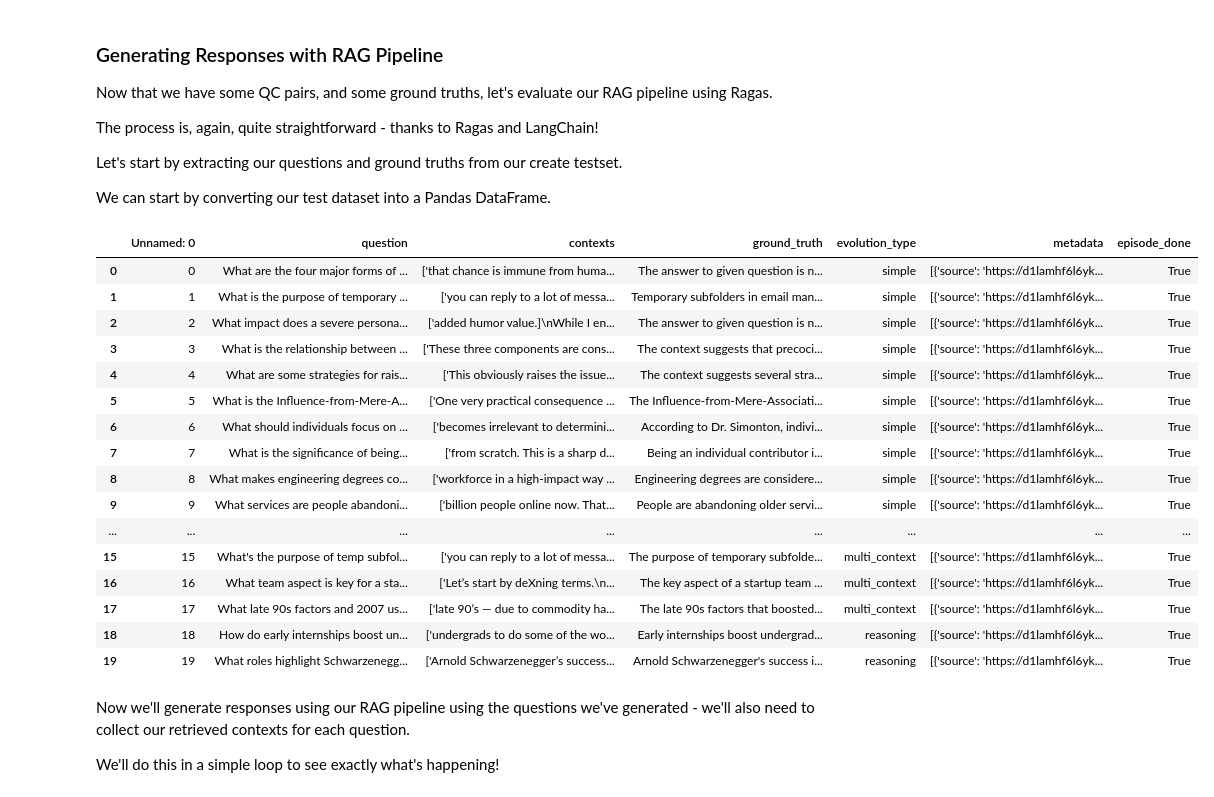
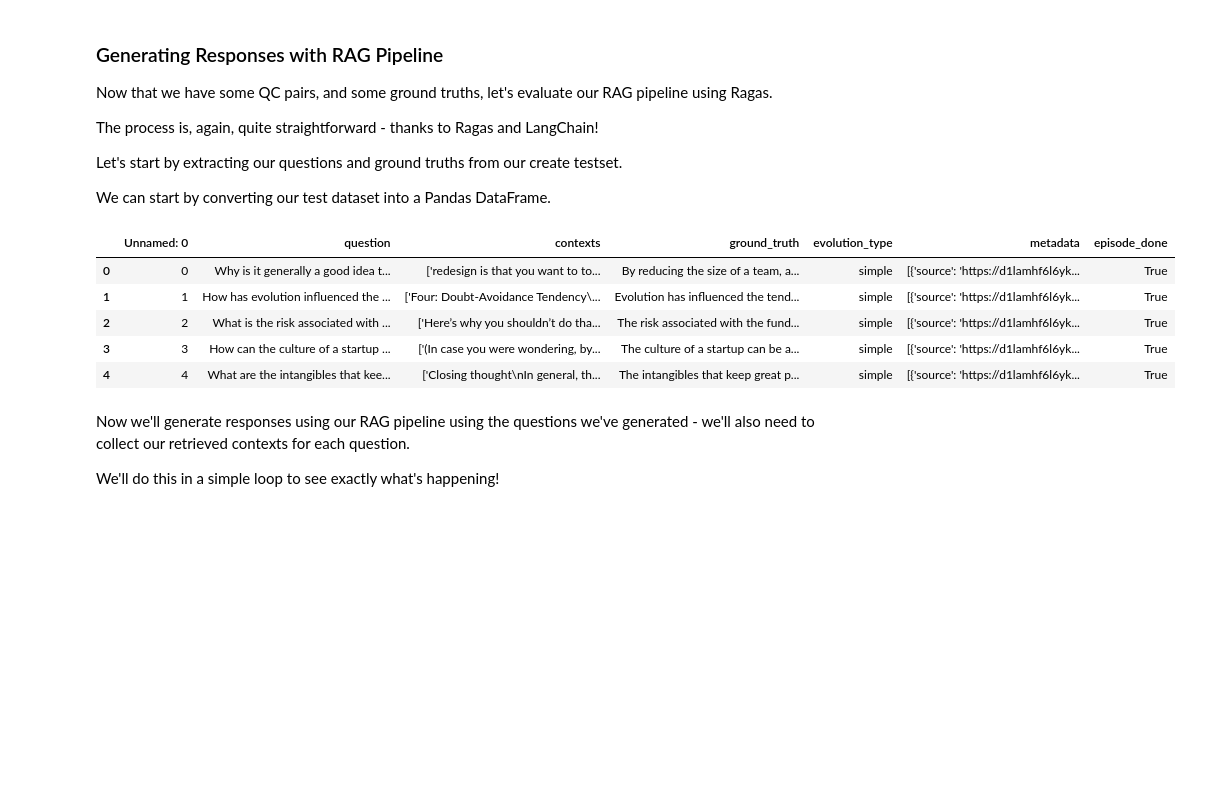
Before and after one commit to mdean77a/AIE4, a Jupyter notebook: Week 4/Day 2/Evaluation_of_RAG_using_Ragas_Assignment_Notebook.ipynb, the cells around one changed output. Cells and saved outputs as stored; diff of their text form; code cells hidden in the pictures; blank space fills up the shorter version.

```diff
--- a/Week 4/Day 2/Evaluation_of_RAG_using_Ragas_Assignment_Notebook.ipynb
+++ b/Week 4/Day 2/Evaluation_of_RAG_using_Ragas_Assignment_Notebook.ipynb
@@ -491,25 +476,14 @@ import pandas as pd
 
 test_df = pd.read_csv("testset.csv")
 # %%
-test_df
+test_df[:5]
 # %% [output]
 |  | Unnamed: 0 | question | contexts | ground_truth | evolution_type | metadata | episode_done |
-| 0 | 0 | What are the four major forms of ... | ['that chance is immune from huma... | The answer to given question is n... | simple | [{'source': 'https://d1lamhf6l6yk... | True |
-| 1 | 1 | What is the purpose of temporary ... | ['you can reply to a lot of messa... | Temporary subfolders in email man... | simple | [{'source': 'https://d1lamhf6l6yk... | True |
-| 2 | 2 | What impact does a severe persona... | ['added humor value.]\nWhile I en... | The answer to given question is n... | simple | [{'source': 'https://d1lamhf6l6yk... | True |
-| 3 | 3 | What is the relationship between ... | ['These three components are cons... | The context suggests that precoci... | simple | [{'source': 'https://d1lamhf6l6yk... | True |
-| 4 | 4 | What are some strategies for rais... | ['This obviously raises the issue... | The context suggests several stra... | simple | [{'source': 'https://d1lamhf6l6yk... | True |
-| 5 | 5 | What is the Influence-from-Mere-A... | ['One very practical consequence ... | The Influence-from-Mere-Associati... | simple | [{'source': 'https://d1lamhf6l6yk... | True |
-| 6 | 6 | What should individuals focus on ... | ['becomes irrelevant to determini... | According to Dr. Simonton, indivi... | simple | [{'source': 'https://d1lamhf6l6yk... | True |
-| 7 | 7 | What is the significance of being... | ['from scratch. This is a sharp d... | Being an individual contributor i... | simple | [{'source': 'https://d1lamhf6l6yk... | True |
-| 8 | 8 | What makes engineering degrees co... | ['workforce in a high-impact way ... | Engineering degrees are considere... | simple | [{'source': 'https://d1lamhf6l6yk... | True |
-| 9 | 9 | What services are people abandoni... | ['billion people online now. That... | People are abandoning older servi... | simple | [{'source': 'https://d1lamhf6l6yk... | True |
-| ... | ... | ... | ... | ... | ... | ... | ... |
-| 15 | 15 | What's the purpose of temp subfol... | ['you can reply to a lot of messa... | The purpose of temporary subfolde... | multi_context | [{'source': 'https://d1lamhf6l6yk... | True |
-| 16 | 16 | What team aspect is key for a sta... | ['Let’s start by deXning terms.\n... | The key aspect of a startup team ... | multi_context | [{'source': 'https://d1lamhf6l6yk... | True |
-| 17 | 17 | What late 90s factors and 2007 us... | ['late 90’s — due to commodity ha... | The late 90s factors that boosted... | multi_context | [{'source': 'https://d1lamhf6l6yk... | True |
-| 18 | 18 | How do early internships boost un... | ['undergrads to do some of the wo... | Early internships boost undergrad... | reasoning | [{'source': 'https://d1lamhf6l6yk... | True |
-| 19 | 19 | What roles highlight Schwarzenegg... | ['Arnold Schwarzenegger’s success... | Arnold Schwarzenegger's success i... | reasoning | [{'source': 'https://d1lamhf6l6yk... | True |
+| 0 | 0 | Why is it generally a good idea t... | ['redesign is that you want to to... | By reducing the size of a team, a... | simple | [{'source': 'https://d1lamhf6l6yk... | True |
+| 1 | 1 | How has evolution influenced the ... | ['Four: Doubt-Avoidance Tendency\... | Evolution has influenced the tend... | simple | [{'source': 'https://d1lamhf6l6yk... | True |
+| 2 | 2 | What is the risk associated with ... | ['Here’s why you shouldn’t do tha... | The risk associated with the fund... | simple | [{'source': 'https://d1lamhf6l6yk... | True |
+| 3 | 3 | How can the culture of a startup ... | ['(In case you were wondering, by... | The culture of a startup can be a... | simple | [{'source': 'https://d1lamhf6l6yk... | True |
+| 4 | 4 | What are the intangibles that kee... | ['Closing thought\nIn general, th... | The intangibles that keep great p... | simple | [{'source': 'https://d1lamhf6l6yk... | True |
 # %%
 test_questions = test_df["question"].values.tolist()
 test_groundtruths = test_df["ground_truth"].values.tolist()
```
Also changed, not shown: parts of 59 cells of this notebook, 3 other files.
